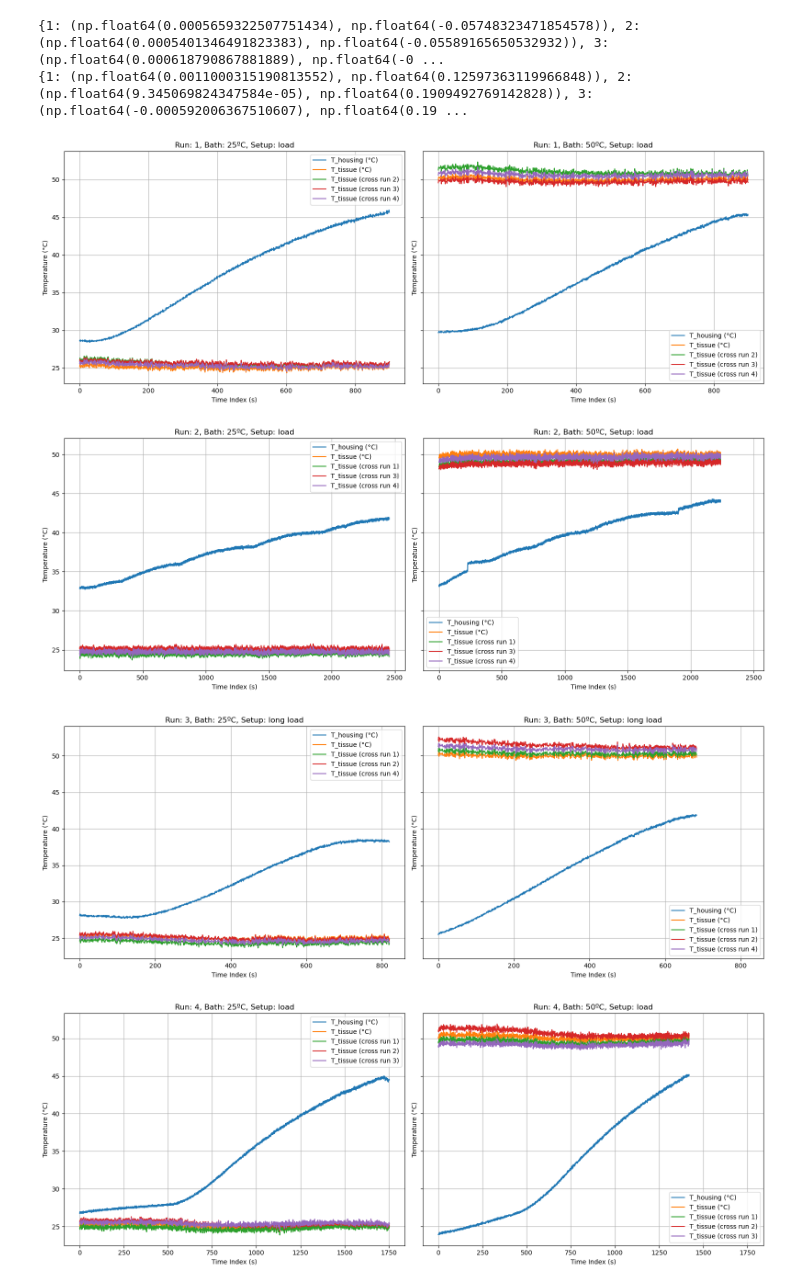
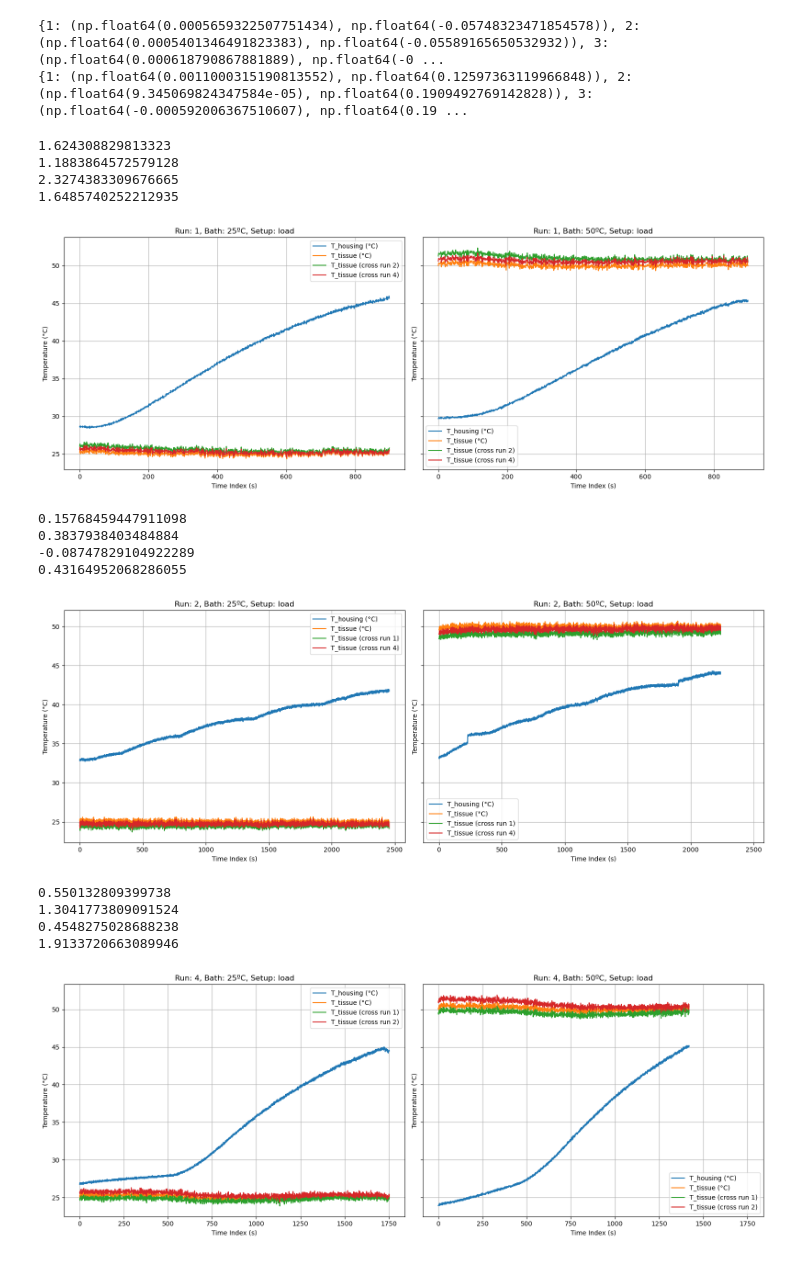
Before and after one commit to Manuel-Hepta/Calibration, a Jupyter notebook: calibration radiometer 6 comparison/calibration_comparison.ipynb, the cells around one changed output. Drawn from its saved outputs; the diff is of its cells as text; code cells hidden in the pictures.

```diff
--- a/calibration radiometer 6 comparison/calibration_comparison.ipynb
+++ b/calibration radiometer 6 comparison/calibration_comparison.ipynb
@@ -281,7 +281,7 @@ temp_labels = {
     'T_tissue': 'T_tissue (°C)',
     'T_housing': 'T_housing (°C)'
 }
-for run in [1, 2, 3, 4]:
+for run in [1, 2, 4]:
     fig, axes = plt.subplots(1, 2, figsize=(16, 6), sharex=True, sharey=True)
     for idx, temp in enumerate([25, 50]):
         subset = all_X[(all_X['run'] == run) & (all_X['temperature'] == temp)]
@@ -289,35 +289,47 @@ for run in [1, 2, 3, 4]:
         T_housing = T_housing_func(V_housing_V, HousingSlope, HousingOffset)
         axes[idx].plot(subset['time_index'], T_housing, label=temp_labels["T_housing"])
         V_rad_tot_V = subset['V_rad_tot'] / 1000
         T_tissue = T_rad_func(
             V_rad_tot_V, T_housing,
             rad_offset_params[run][0], rad_offset_params[run][1],
             rad_slope_params[run][0], rad_slope_params[run][1]
         )
         axes[idx].plot(subset['time_index'], T_tissue, label=temp_labels["T_tissue"])
-        for other_run in [r for r in [1, 2, 3, 4] if r != run]:
+        for other_run in [r for r in [1, 2, 4] if r != run]:
             T_tissue_cross = T_rad_func(
                 V_rad_tot_V, T_housing,
                 rad_offset_params[other_run][0], rad_offset_params[other_run][1],
                 rad_slope_params[other_run][0], rad_slope_params[other_run][1]
             )
+            print(max(T_tissue_cross - temp))
             axes[idx].plot(
                 subset['time_index'],
                 T_tissue_cross,
                 label=f"T_tissue (cross run {other_run})"
             )
         setup = subset['setup'].iloc[0]
         handles, plot_labels = axes[idx].get_legend_handles_labels()
         by_label = dict(zip(plot_labels, handles))
         axes[idx].set_title(f"Run: {run}, Bath: {temp}ºC, Setup: {setup}")
         axes[idx].set_xlabel("Time Index (s)")
         axes[idx].set_ylabel("Temperature (°C)")
         axes[idx].legend(by_label.values(), by_label.keys())
         axes[idx].grid(True)
     plt.tight_layout()
     plt.show()
 # %% [output]
+1.624308829813323
+1.1883864572579128
+2.3274383309676665
+1.6485740252212935
-[figure, old version]
+[figure, new version]
+0.15768459447911098
+0.3837938403484884
+-0.08747829104922289
+0.43164952068286055
-[figure, old version]
+[figure, new version]
+0.550132809399738
+1.3041773809091524
+0.4548275028688238
+1.9133720663089946
-[figure, old version]
+[figure, new version]
-[figure, removed]
```
Also changed, not shown: 2 other files.
